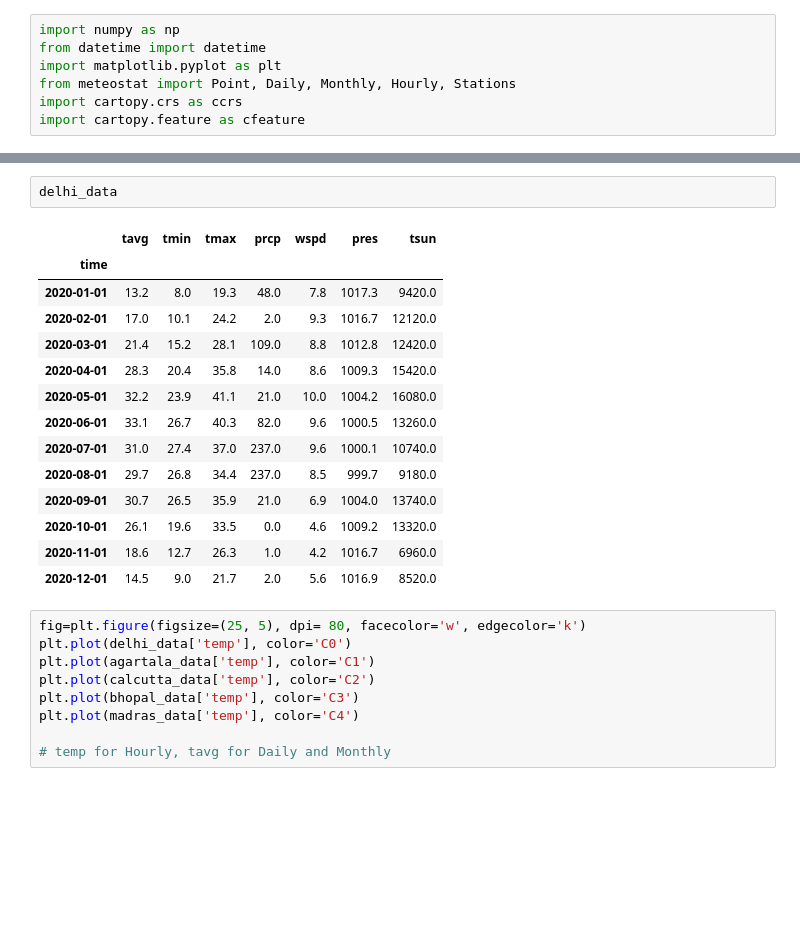
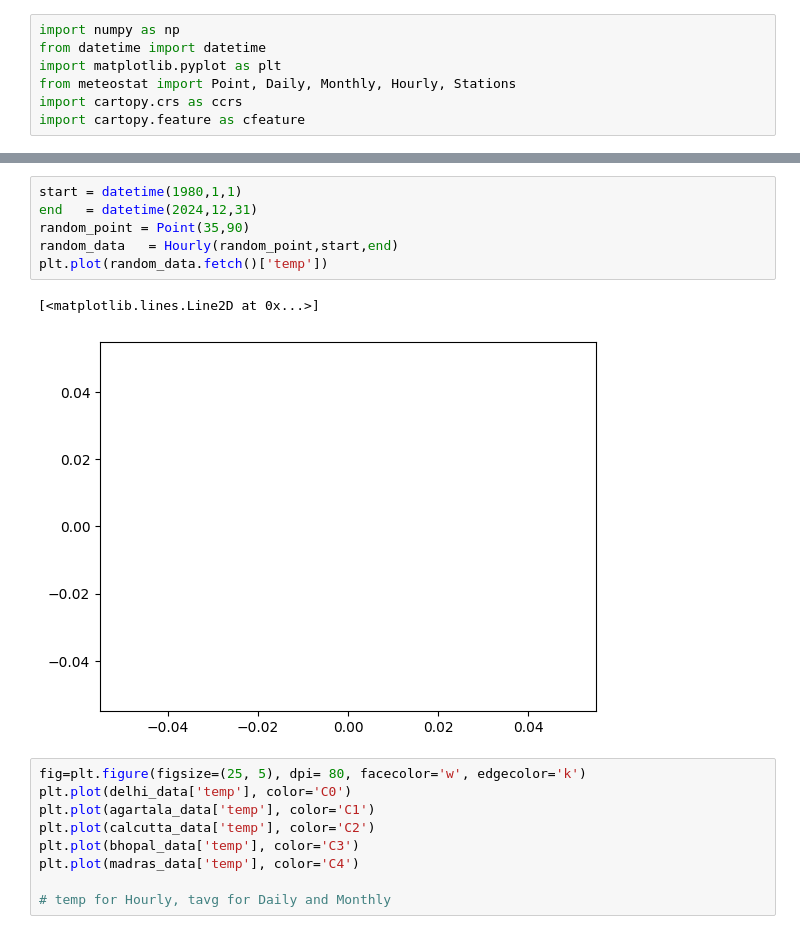
Before and after one commit to amangupta2/ai_weather, a Jupyter notebook: docs/source/wbx_quickstart.ipynb, the cells around one changed output, grey strips where cells are left out. Drawn from its saved outputs; the diff is of its cells as text; blank space fills up the shorter version.

```diff
--- a/docs/source/wbx_quickstart.ipynb
+++ b/docs/source/wbx_quickstart.ipynb
@@ -88,20 +93,12 @@ FutureWarning: Support for nested sequences for 'parse_dates' in pd.read_csv is
-# %%
-delhi_data
-# %% [output]
-|  | tavg | tmin | tmax | prcp | wspd | pres | tsun |
-| time |  |  |  |  |  |  |  |
-| 2020-01-01 | 13.2 | 8.0 | 19.3 | 48.0 | 7.8 | 1017.3 | 9420.0 |
-| 2020-02-01 | 17.0 | 10.1 | 24.2 | 2.0 | 9.3 | 1016.7 | 12120.0 |
-| 2020-03-01 | 21.4 | 15.2 | 28.1 | 109.0 | 8.8 | 1012.8 | 12420.0 |
-| 2020-04-01 | 28.3 | 20.4 | 35.8 | 14.0 | 8.6 | 1009.3 | 15420.0 |
-| 2020-05-01 | 32.2 | 23.9 | 41.1 | 21.0 | 10.0 | 1004.2 | 16080.0 |
-| 2020-06-01 | 33.1 | 26.7 | 40.3 | 82.0 | 9.6 | 1000.5 | 13260.0 |
-| 2020-07-01 | 31.0 | 27.4 | 37.0 | 237.0 | 9.6 | 1000.1 | 10740.0 |
-| 2020-08-01 | 29.7 | 26.8 | 34.4 | 237.0 | 8.5 | 999.7 | 9180.0 |
-| 2020-09-01 | 30.7 | 26.5 | 35.9 | 21.0 | 6.9 | 1004.0 | 13740.0 |
-| 2020-10-01 | 26.1 | 19.6 | 33.5 | 0.0 | 4.6 | 1009.2 | 13320.0 |
-| 2020-11-01 | 18.6 | 12.7 | 26.3 | 1.0 | 4.2 | 1016.7 | 6960.0 |
-| 2020-12-01 | 14.5 | 9.0 | 21.7 | 2.0 | 5.6 | 1016.9 | 8520.0 |
+# %%
+start = datetime(1980,1,1)
+end   = datetime(2024,12,31)
+random_point = Point(35,90)
+random_data   = Hourly(random_point,start,end)
+plt.plot(random_data.fetch()['temp'])
+# %% [output]
+[<matplotlib.lines.Line2D at 0x...>]
+[figure, added]
 # %%
 fig=plt.figure(figsize=(25, 5), dpi= 80, facecolor='w', edgecolor='k')
 plt.plot(delhi_data['temp'], color='C0')
```
Also changed, not shown: parts of 2 cells of this notebook.
